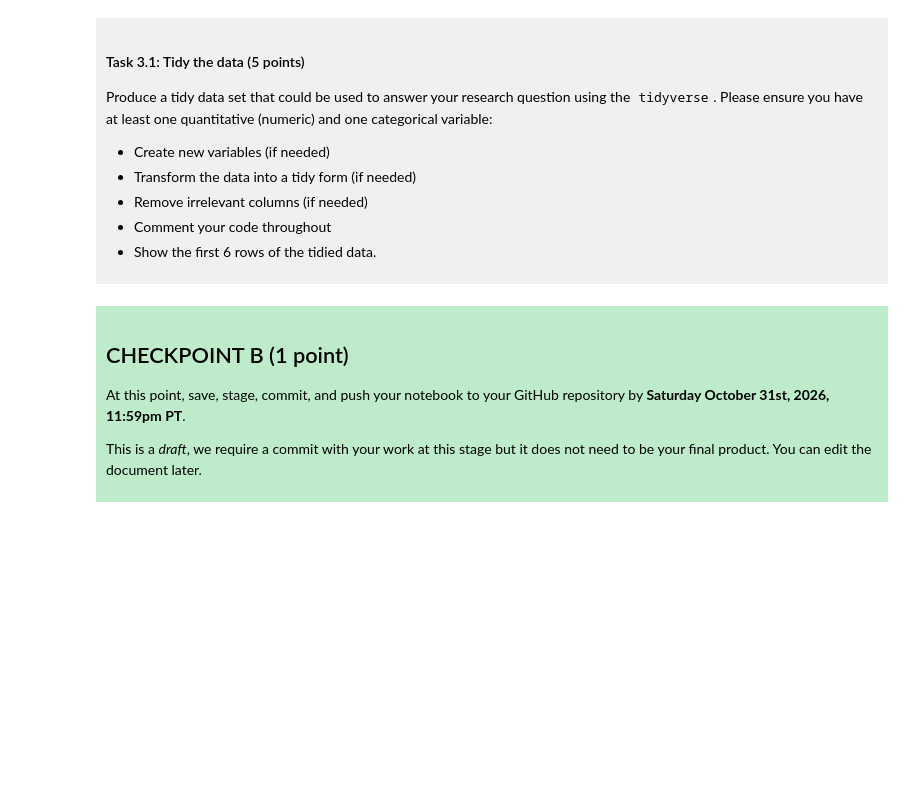
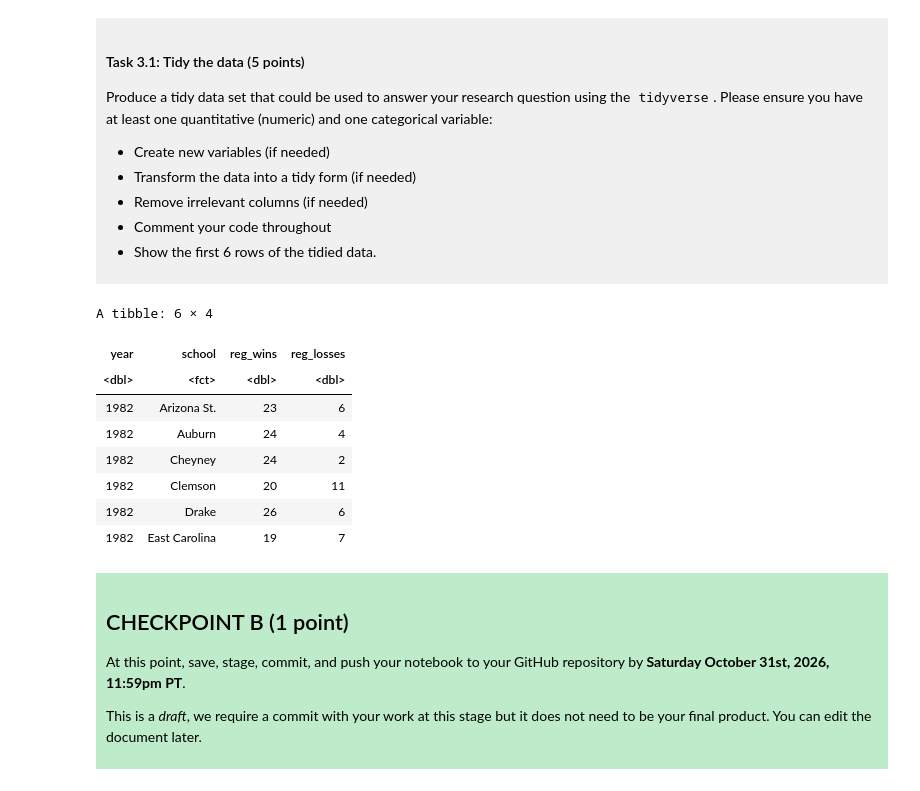
Before and after one commit to ascott555/dsci-100-project-avery-scott, a Jupyter notebook: dsci-100-project-notebook.ipynb, the cells around one changed output. Saved outputs shown, nothing was run; the diff lists cells and outputs as text; code cells hidden in the pictures; blank space fills up the shorter version.

```diff
--- a/dsci-100-project-notebook.ipynb
+++ b/dsci-100-project-notebook.ipynb
@@ -189,7 +211,21 @@ Produce a tidy data set that could be used to answer your research question usin
 
 </div>
 # %%
-### EDIT THIS CODE CELL ###
+tidy_data <- basketball_data |>
+    select(year, school, reg_wins, reg_losses) |>
+    drop_na() |>
+    mutate(school = as.factor(school))
+head(tidy_data, n = 6)
+# %% [output]
+A tibble: 6 × 4
+| year | school | reg_wins | reg_losses |
+| <dbl> | <fct> | <dbl> | <dbl> |
+| 1982 | Arizona St. | 23 | 6 |
+| 1982 | Auburn | 24 | 4 |
+| 1982 | Cheyney | 24 | 2 |
+| 1982 | Clemson | 20 | 11 |
+| 1982 | Drake | 26 | 6 |
+| 1982 | East Carolina | 19 | 7 |
 # %% [markdown]
 <div style="background-color: #beebca; padding: 10px;">
 
```
Also changed, not shown: parts of 3 cells of this notebook.
